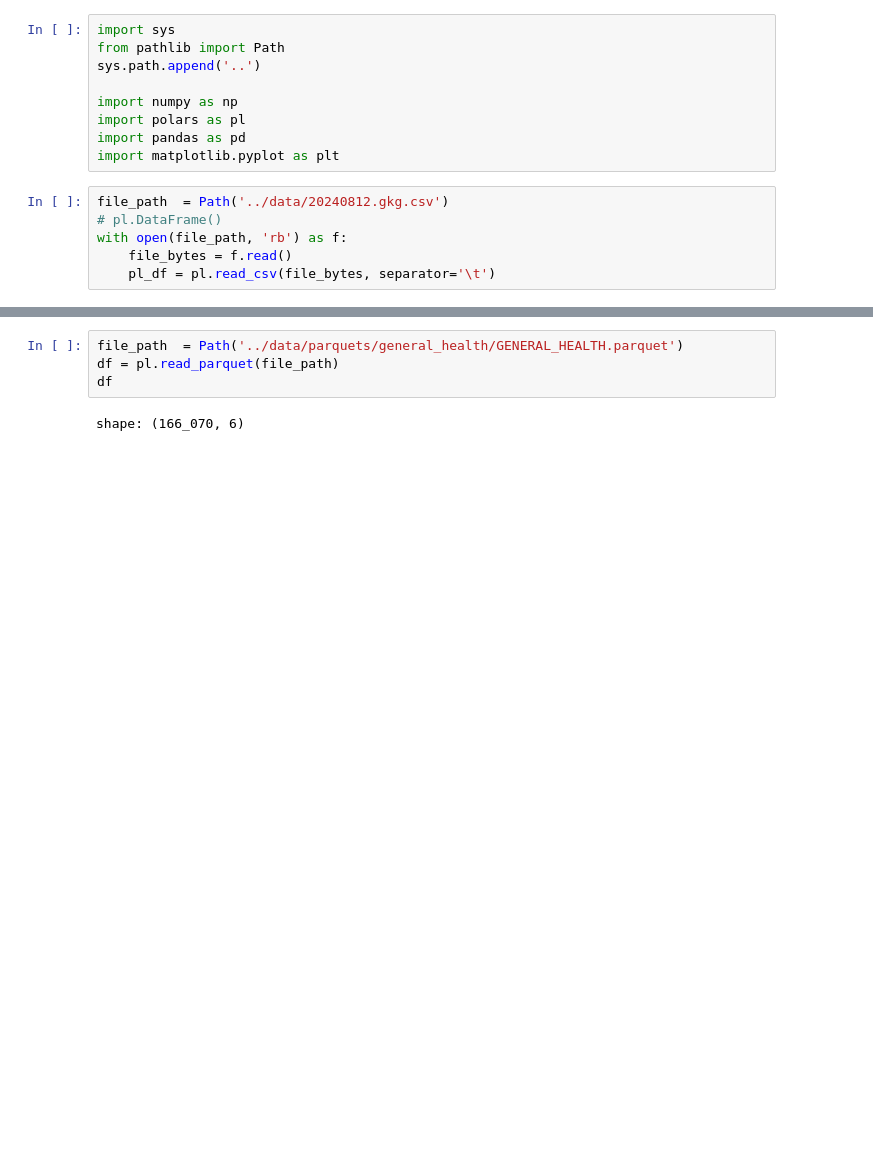
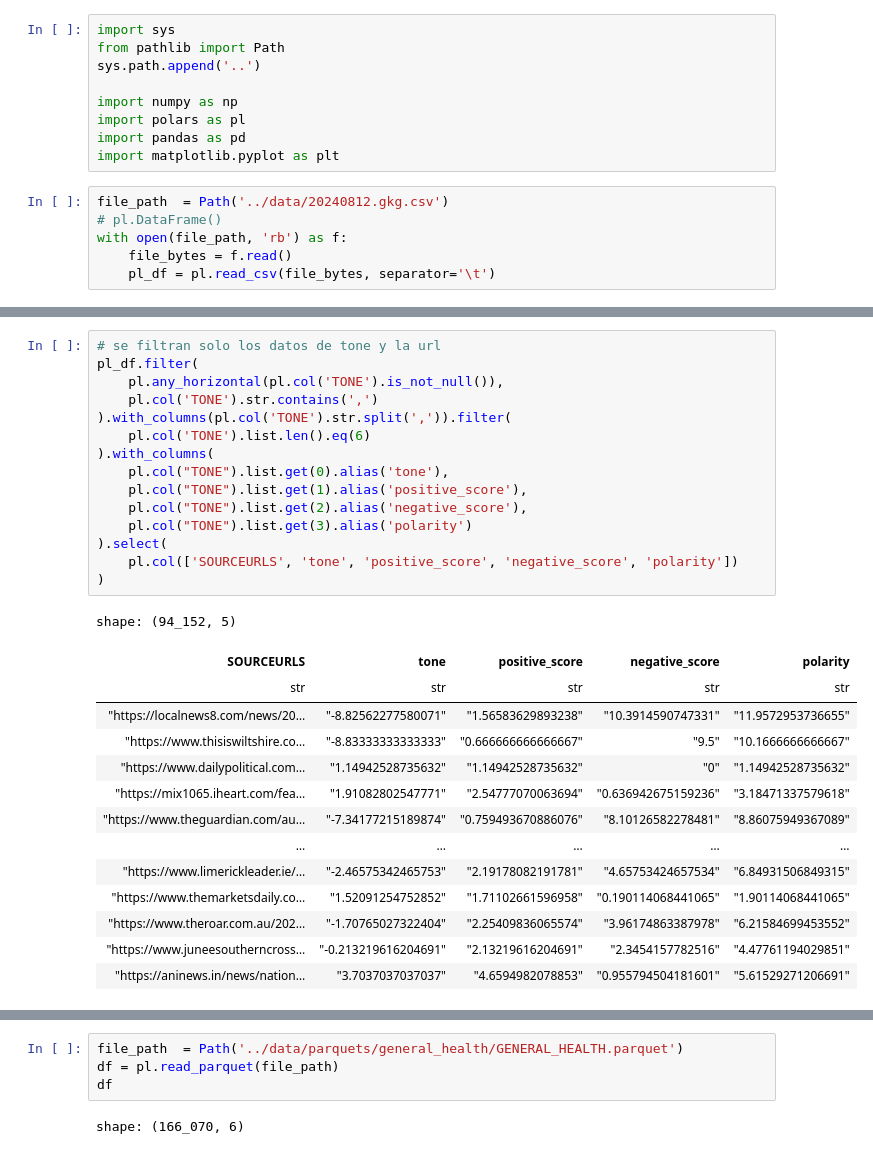
Before and after one commit to leomau-rg/factored-datathon-2024-DataAxons, a Jupyter notebook: notebooks/1.0-sgm-data_exploration.ipynb, the cells around one changed output, grey strips where cells are left out. Cells and saved outputs as stored; diff of their text form; blank space fills up the shorter version.

```diff
--- a/notebooks/1.0-sgm-data_exploration.ipynb
+++ b/notebooks/1.0-sgm-data_exploration.ipynb
@@ -39,4 +39,34 @@ shape: (9, 12)
 | "50%" | 2.0240812e7 | 1.0 | null | null | null | null | null | null | null | ... |
 | "75%" | 2.0240812e7 | 1.0 | null | null | null | null | null | null | null | ... |
 | "max" | 2.0240812e7 | 294.0 | "WOUND#97##3#Hunterbrook, New Y… | "WOUND;UNGP_FORESTS_RIVERS_OCEA… | "5#Zhejiang, Zhejiang, China#CH… | "zyon braun;bijan djir-sarai" | "zurich premier wealth center;i… | "9.98531571218796,10.5726872246… | "1192318921" | ... |
+# %%
+# se filtran solo los datos de tone y la url
+pl_df.filter(
+    pl.any_horizontal(pl.col('TONE').is_not_null()),
+    pl.col('TONE').str.contains(',')
+).with_columns(pl.col('TONE').str.split(',')).filter(
+    pl.col('TONE').list.len().eq(6)
+).with_columns(
+    pl.col("TONE").list.get(0).alias('tone'),
+    pl.col("TONE").list.get(1).alias('positive_score'),
+    pl.col("TONE").list.get(2).alias('negative_score'),
+    pl.col("TONE").list.get(3).alias('polarity')
+).select(
+    pl.col(['SOURCEURLS', 'tone', 'positive_score', 'negative_score', 'polarity'])
+)
+# %% [output]
+shape: (94_152, 5)
+| SOURCEURLS | tone | positive_score | negative_score | polarity |
+| str | str | str | str | str |
+| "https://localnews8.com/news/20… | "-8.82562277580071" | "1.56583629893238" | "10.3914590747331" | "11.9572953736655" |
+| "https://www.thisiswiltshire.co… | "-8.83333333333333" | "0.666666666666667" | "9.5" | "10.1666666666667" |
+| "https://www.dailypolitical.com… | "1.14942528735632" | "1.14942528735632" | "0" | "1.14942528735632" |
+| "https://mix1065.iheart.com/fea… | "1.91082802547771" | "2.54777070063694" | "0.636942675159236" | "3.18471337579618" |
+| "https://www.theguardian.com/au… | "-7.34177215189874" | "0.759493670886076" | "8.10126582278481" | "8.86075949367089" |
+| … | … | … | … | … |
+| "https://www.limerickleader.ie/… | "-2.46575342465753" | "2.19178082191781" | "4.65753424657534" | "6.84931506849315" |
+| "https://www.themarketsdaily.co… | "1.52091254752852" | "1.71102661596958" | "0.190114068441065" | "1.90114068441065" |
+| "https://www.theroar.com.au/202… | "-1.70765027322404" | "2.25409836065574" | "3.96174863387978" | "6.21584699453552" |
+| "https://www.juneesoutherncross… | "-0.213219616204691" | "2.13219616204691" | "2.3454157782516" | "4.47761194029851" |
+| "https://aninews.in/news/nation… | "3.7037037037037" | "4.6594982078853" | "0.955794504181601" | "5.61529271206691" |
 # %%
```
Also changed, not shown: parts of 2 cells of this notebook.
